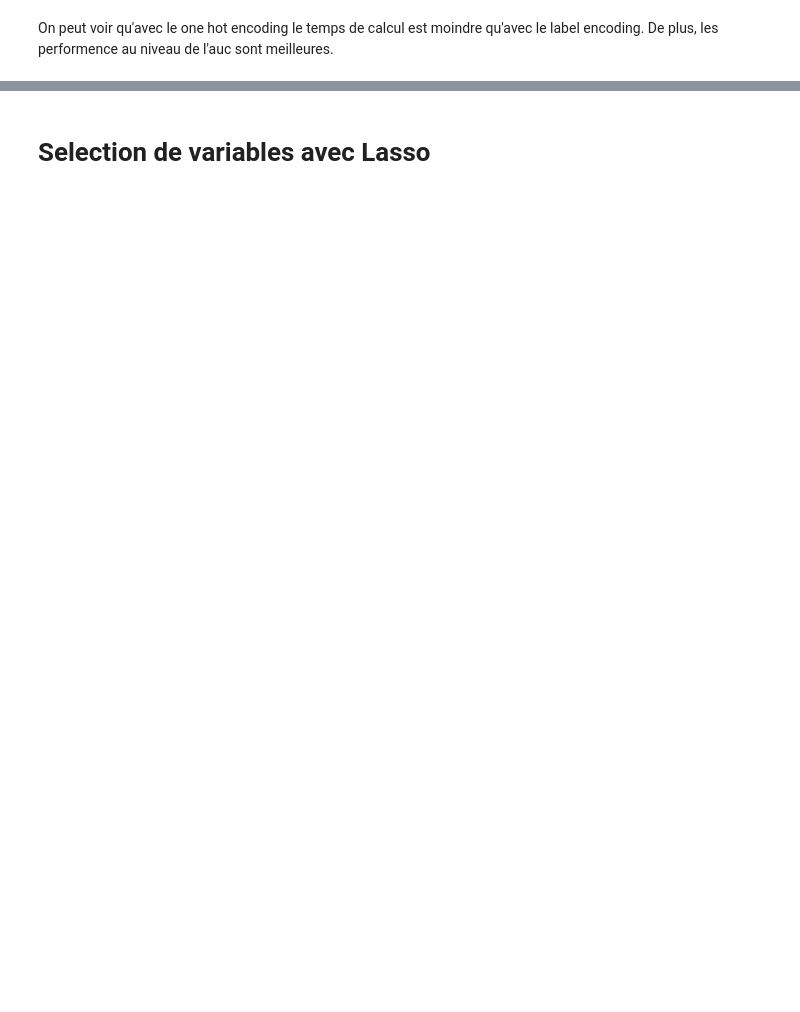
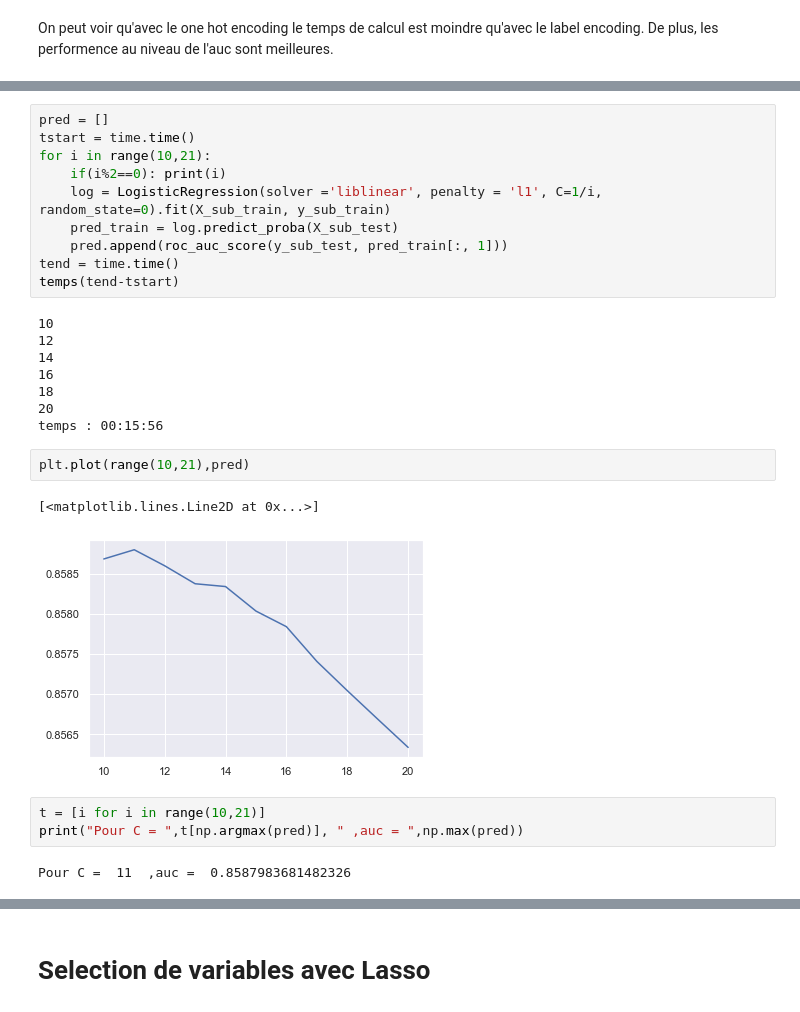
Before and after one commit to DataCampM2DSSAF/suivi-du-data-camp-ghoul_boubekeur_davidas, a Jupyter notebook: projet_data_camp_fraud_anthony.ipynb, the cells around one changed output, grey strips where cells are left out. Drawn from its saved outputs; the diff is of its cells as text; blank space fills up the shorter version.

```diff
--- a/projet_data_camp_fraud_anthony.ipynb
+++ b/projet_data_camp_fraud_anthony.ipynb
@@ -696,0 +808,28 @@ On peut voir qu'avec le one hot encoding le temps de calcul est moindre qu'avec
+# %%
+pred = []
+tstart = time.time()
+for i in range(10,21):
+    if(i%2==0): print(i)
+    log = LogisticRegression(solver ='liblinear', penalty = 'l1', C=1/i, random_state=0).fit(X_sub_train, y_sub_train)
+    pred_train = log.predict_proba(X_sub_test)
+    pred.append(roc_auc_score(y_sub_test, pred_train[:, 1]))
+tend = time.time()
+temps(tend-tstart)
+# %% [output]
+10
+12
+14
+16
+18
+20
+temps : 00:15:56
+# %%
+plt.plot(range(10,21),pred)
+# %% [output]
+[<matplotlib.lines.Line2D at 0x...>]
+[figure, added]
+# %%
+t = [i for i in range(10,21)]
+print("Pour C = ",t[np.argmax(pred)], " ,auc = ",np.max(pred))
+# %% [output]
+Pour C =  11  ,auc =  0.8587983681482326
```
Also changed, not shown: parts of 26 cells of this notebook.
